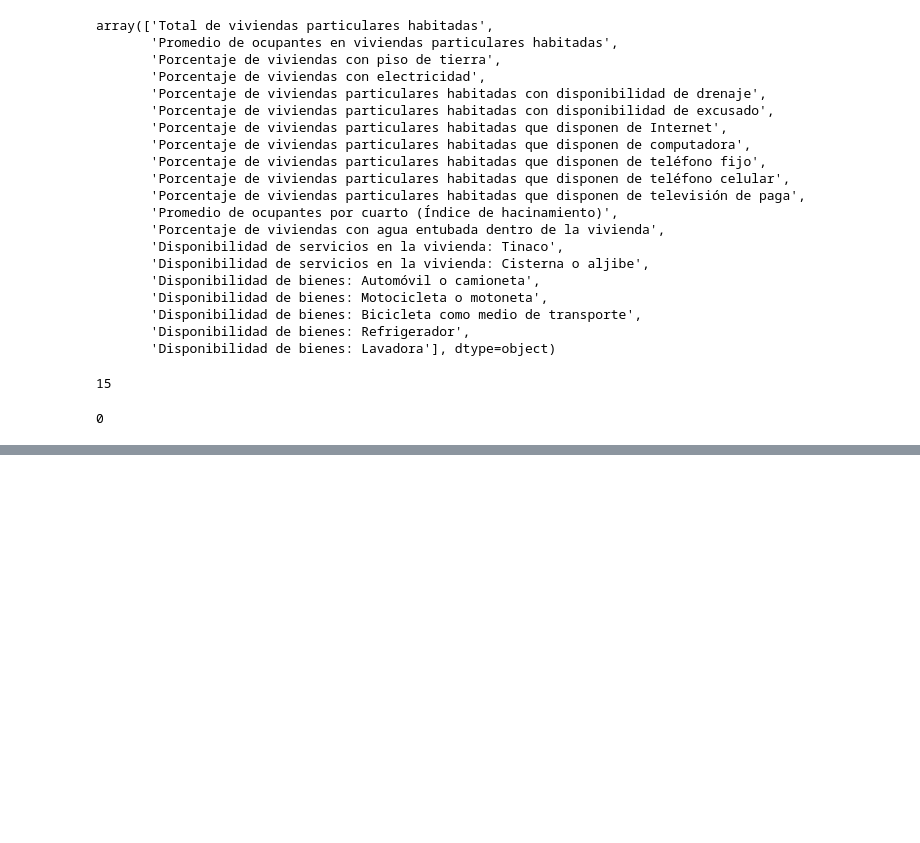
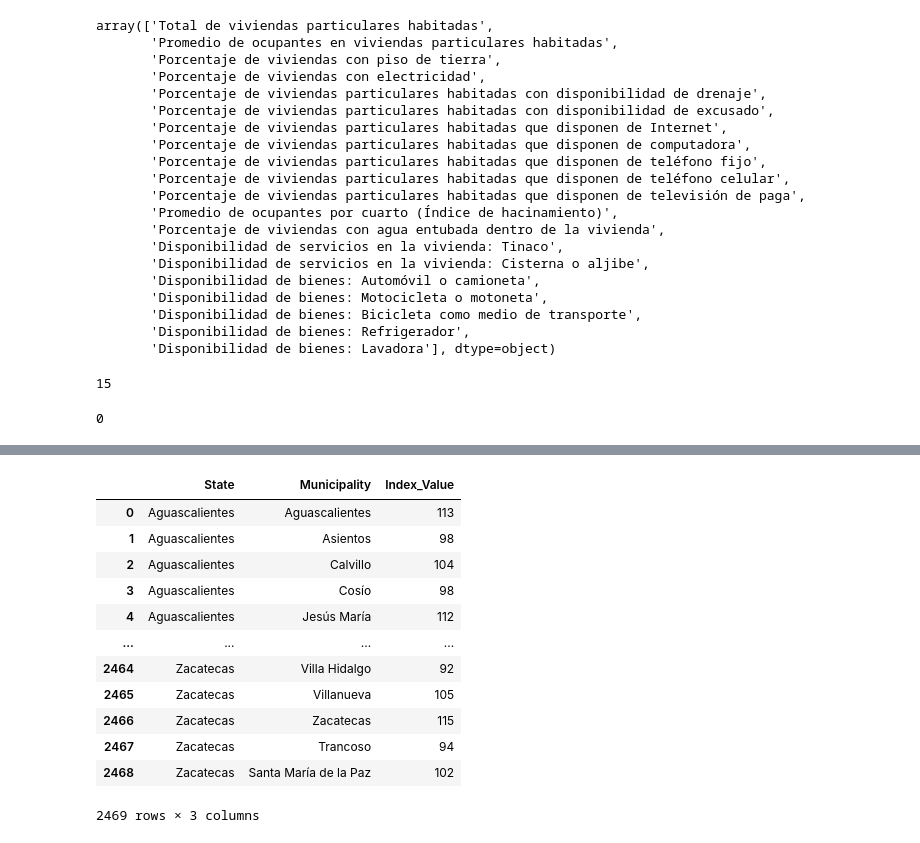
Before and after one commit to KACHIHUAHUA/Project1, a Jupyter notebook: data_cleaning.ipynb, the cells around one changed output, grey strips where cells are left out. Drawn from its saved outputs; the diff is of its cells as text; code cells hidden in the pictures; blank space fills up the shorter version.

```diff
--- a/data_cleaning.ipynb
+++ b/data_cleaning.ipynb
@@ -312,0 +337,53 @@ array([  0,   1,   2,   3,   4,   5,   6,   7,   8,   9,  10,  11,  12,
+# %%
+# In this section we calculate the value of the index created to measure the economic status for each municipality
+# of the country
+
+# Create a list with the names of the states
+st = v_final['desc_entidad'].unique()
+state = st.tolist()
+state.remove('Estados Unidos Mexicanos')
+
+# Create a list where the index values will be saved
+mun_index = []
+
+# Create a list where the name of the state will be saved
+st_list = []
+
+# Create a list where the name of the municipality will be saved
+mun_list = []
+
+# Loop to calculate the index value for each municipality
+for s in state:
+    df = v_final[v_final['desc_entidad'] == s]
+    mun = df['desc_municipio'].unique()
+    mun = mun.tolist()
+    mun.remove('Estatal')
+
+    for m in mun:
+        st_list.append(s)
+        df_mun = df[df['desc_municipio'] == m]
+        mun_index.append(df_mun['Index'].sum())
+        mun_list.append(m)
+
+# Create a dictionary to convert it to Data Frame
+mun_dic = {'State' : st_list, 'Municipality' : mun_list, 'Index_Value' : mun_index}
+
+# Convert to Data Frame
+mun_df = pd.DataFrame(mun_dic)
+
+# Show the result
+mun_df
+# %% [output]
+|  | State | Municipality | Index_Value |
+| 0 | Aguascalientes | Aguascalientes | 113 |
+| 1 | Aguascalientes | Asientos | 98 |
+| 2 | Aguascalientes | Calvillo | 104 |
+| 3 | Aguascalientes | Cosío | 98 |
+| 4 | Aguascalientes | Jesús María | 112 |
+| ... | ... | ... | ... |
+| 2464 | Zacatecas | Villa Hidalgo | 92 |
+| 2465 | Zacatecas | Villanueva | 105 |
+| 2466 | Zacatecas | Zacatecas | 115 |
+| 2467 | Zacatecas | Trancoso | 94 |
+| 2468 | Zacatecas | Santa María de la Paz | 102 |
+2469 rows × 3 columns
```
Also changed, not shown: parts of 5 cells of this notebook.
